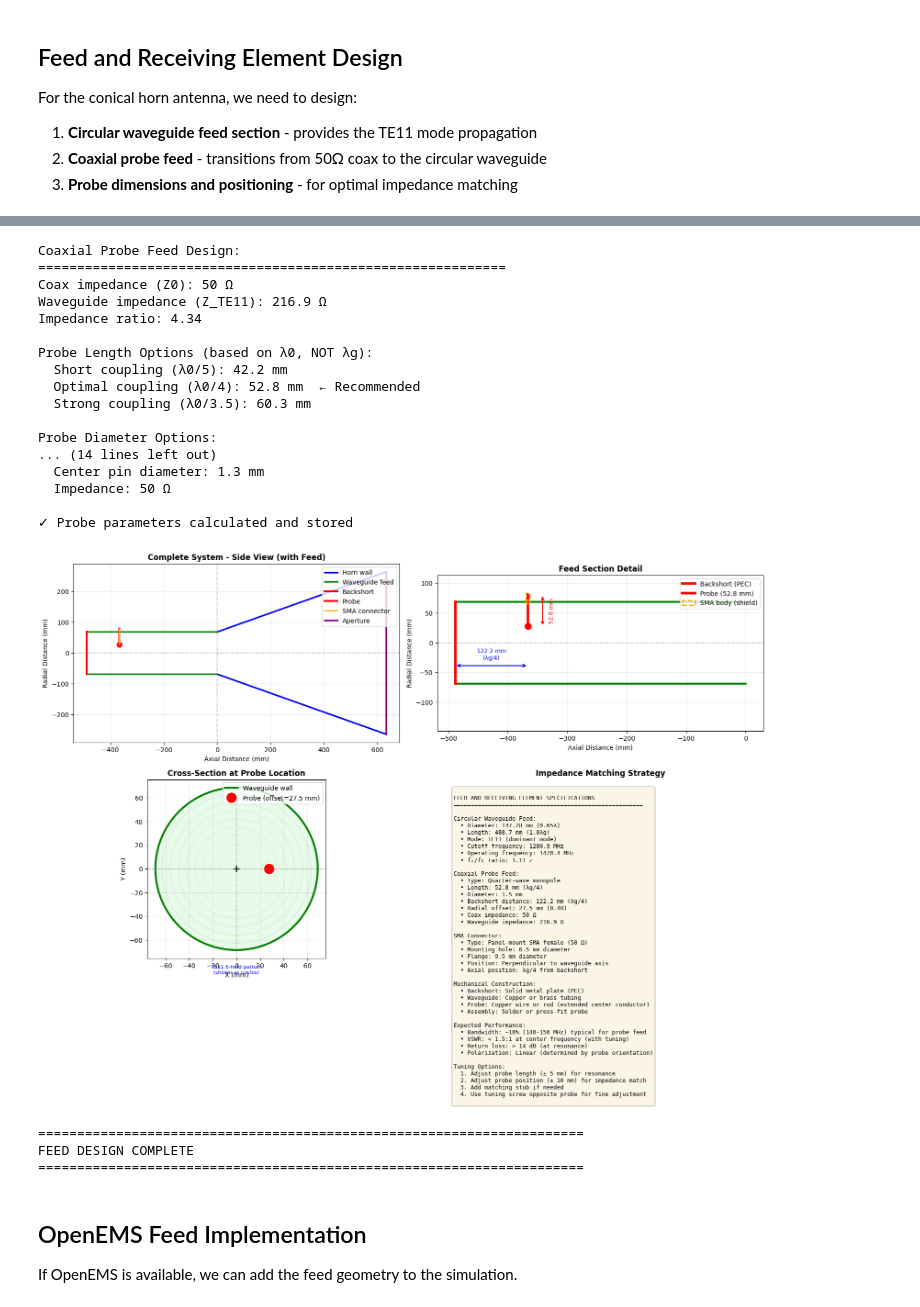
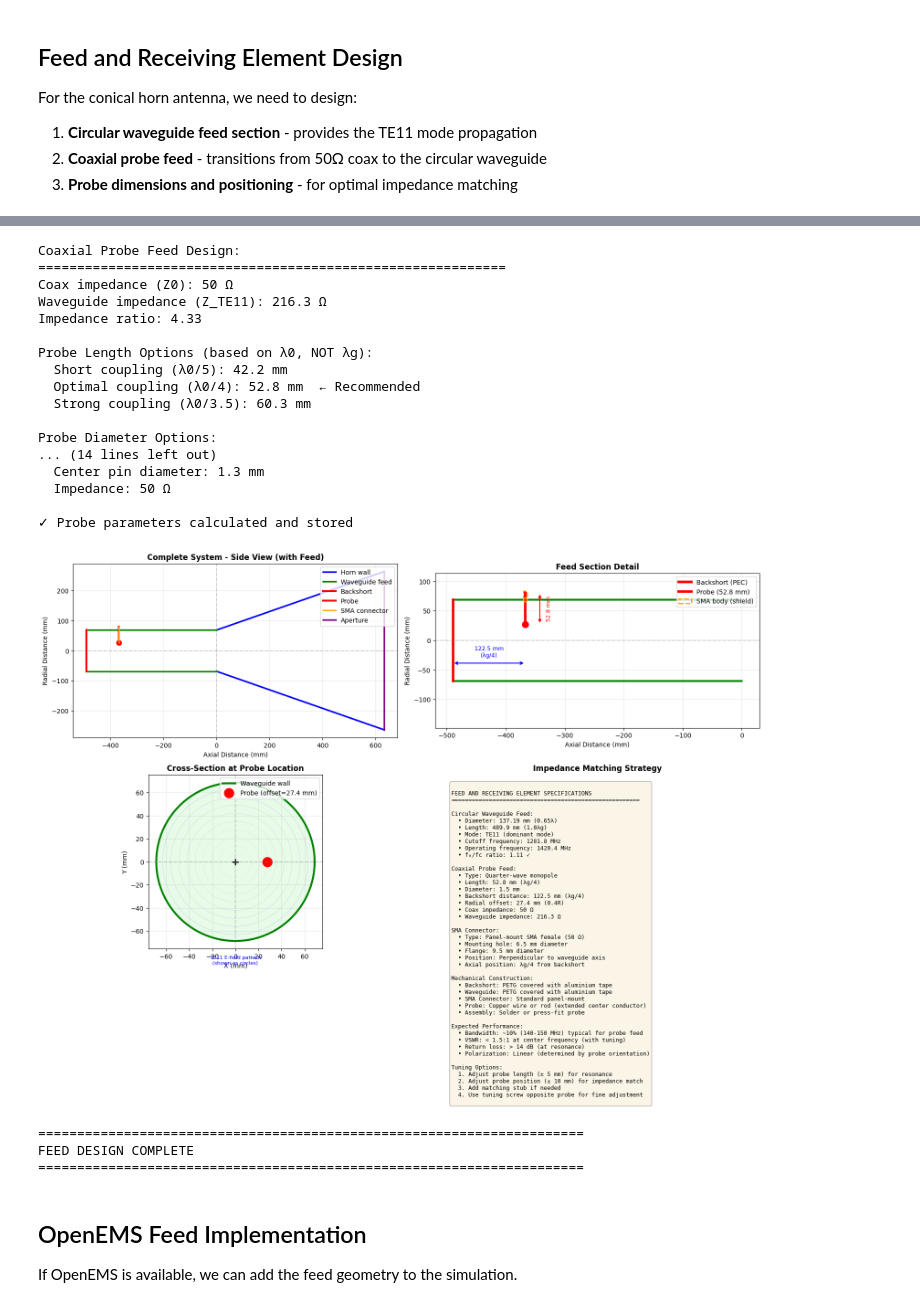
Before and after one commit to RainbowCache/hydrogen-line-horn-antenna, a Jupyter notebook: horn_antenna_design.ipynb, the cells around one changed output, grey strips where cells are left out. Drawn from its saved outputs; the diff is of its cells as text; code cells hidden in the pictures.

```diff
--- a/horn_antenna_design.ipynb
+++ b/horn_antenna_design.ipynb
@@ -348,7 +286,7 @@ Z0_coax = 50  # ohms (standard for RF systems)
 
 # Waveguide impedance for TE11 mode
 # Z_TE11 ≈ 502 * (λ0/λg) for circular waveguide
-Z_waveguide = 502 * (wavelength / guide_wavelength)
+Z_waveguide = 502 * (hydrogen_line_wavelength_meters / guide_wavelength)
 
 print("\nCoaxial Probe Feed Design:")
 print("="*60)
@@ -358,12 +296,12 @@ print(f"Impedance ratio: {Z_waveguide/Z0_coax:.2f}")
 
 # Probe length - critical for impedance matching
 # The probe is a quarter-wave monopole antenna - uses FREE SPACE wavelength, not guide wavelength!
-probe_length = wavelength / 4  # λ0/4 for resonance
+probe_length = hydrogen_line_wavelength_meters / 4  # λ0/4 for resonance
 
 # Alternative probe lengths for different coupling
-probe_length_short = wavelength / 5  # Weaker coupling
-probe_length_optimal = wavelength / 4  # Optimal coupling (quarter-wave resonance)
-probe_length_long = wavelength / 3.5  # Stronger coupling
+probe_length_short = hydrogen_line_wavelength_meters / 5  # Weaker coupling
+probe_length_optimal = hydrogen_line_wavelength_meters / 4  # Optimal coupling (quarter-wave resonance)
+probe_length_long = hydrogen_line_wavelength_meters / 3.5  # Stronger coupling
 
 print(f"\nProbe Length Options (based on λ0, NOT λg):")
 print(f"  Short coupling (λ0/5): {probe_length_short*1000:.1f} mm")
@@ -380,7 +318,7 @@ print(f"\nProbe Diameter Options:")
 print(f"  Minimum: {probe_diameter_min*1000:.1f} mm")
 print(f"  Typical: {probe_diameter_typ*1000:.1f} mm  ← Recommended")
 print(f"  Maximum: {probe_diameter_max*1000:.1f} mm")
-print(f"  (Should be << λ0 = {wavelength*1000:.1f} mm)")
+print(f"  (Should be << λ0 = {hydrogen_line_wavelength_meters*1000:.1f} mm)")
 
 # Probe position - distance from backshort
 # Typically λg/4 from the shorted end for maximum E-field
@@ -392,7 +330,7 @@ print(f"  This positions the probe at the E-field maximum")
 
 # Probe offset from center (for circular waveguide)
 # For TE11 mode, maximum E-field is at approximately 0.4*radius from center
-probe_offset = 0.4 * (waveguide_diameter / 2)
+probe_offset = 0.4 * (waveguide_diameter_meters / 2)
 
 print(f"  Radial offset from center: {probe_offset*1000:.1f} mm")
 print(f"  (Approximately 0.4R for maximum TE11 coupling)")
@@ -419,8 +357,8 @@ print(f"\n✓ Probe parameters calculated and stored")
 Coaxial Probe Feed Design:
 ============================================================
 Coax impedance (Z0): 50 Ω
-Waveguide impedance (Z_TE11): 216.9 Ω
-Impedance ratio: 4.34
+Waveguide impedance (Z_TE11): 216.3 Ω
+Impedance ratio: 4.33
 
 Probe Length Options (based on λ0, NOT λg):
   Short coupling (λ0/5): 42.2 mm
@@ -445,21 +383,21 @@ ax1.set_xlabel('Axial Distance (mm)')
 ax1.set_ylabel('Radial Distance (mm)')
 
 # Horn outline
-ax1.plot([0, horn_length*1e3], [waveguide_diameter/2 * 1e3, aperture_diameter/2 * 1e3],
+ax1.plot([0, horn_length_meters*1e3], [waveguide_diameter_meters/2 * 1e3, aperture_diameter_meters/2 * 1e3],
          'b-', linewidth=2.5, label='Horn wall')
-ax1.plot([0, horn_length*1e3], [-waveguide_diameter/2 * 1e3, -aperture_diameter/2 * 1e3],
+ax1.plot([0, horn_length_meters*1e3], [-waveguide_diameter_meters/2 * 1e3, -aperture_diameter_meters/2 * 1e3],
          'b-', linewidth=2.5)
 
 # Waveguide feed section (extends behind horn)
 feed_start = -feed_length*1e3
-ax1.plot([feed_start, 0], [waveguide_diameter/2 * 1e3, waveguide_diameter/2 * 1e3],
+ax1.plot([feed_start, 0], [waveguide_diameter_meters/2 * 1e3, waveguide_diameter_meters/2 * 1e3],
          'g-', linewidth=2.5, label='Waveguide feed')
-ax1.plot([feed_start, 0], [-waveguide_diameter/2 * 1e3, -waveguide_diameter/2 * 1e3],
+ax1.plot([feed_start, 0], [-waveguide_diameter_meters/2 * 1e3, -waveguide_diameter_meters/2 * 1e3],
          'g-', linewidth=2.5)
 
 # Backshort (closed end)
 ax1.plot([feed_start, feed_start],
-         [-waveguide_diameter/2 * 1e3, waveguide_diameter/2 * 1e3],
+         [-waveguide_diameter_meters/2 * 1e3, waveguide_diameter_meters/2 * 1e3],
          'r-', linewidth=3, label='Backshort')
 
 # Probe position
@@ -470,19 +408,19 @@ ax1.plot([probe_x, probe_x], [probe_y, probe_y + probe_length*1e3],
 ax1.plot(probe_x, probe_y, 'ro', markersize=8)
 
 # SMA connector entry (perpendicular to waveguide, entering from outside on the probe side)
-ax1.plot([probe_x, probe_x], [waveguide_diameter/2 * 1e3 + 10, probe_y],
+ax1.plot([probe_x, probe_x], [waveguide_diameter_meters/2 * 1e3 + 10, probe_y],
          'orange', linewidth=2, label='SMA connector')
 
 # Aperture
-ax1.plot([horn_length*1e3, horn_length*1e3],
-         [-aperture_diameter/2 * 1e3, aperture_diameter/2 * 1e3],
+ax1.plot([horn_length_meters*1e3, horn_length_meters*1e3],
+         [-aperture_diameter_meters/2 * 1e3, aperture_diameter_meters/2 * 1e3],
          'purple', linewidth=2.5, label='Aperture')
 
 ax1.axhline(y=0, color='gray', linestyle='--', alpha=0.3)
 ax1.axvline(x=0, color='gray', linestyle='--', alpha=0.3)
 ax1.grid(True, alpha=0.3)
 ax1.legend(loc='upper right')
-ax1.set_xlim(feed_start - 50, horn_length*1e3 + 50)
+ax1.set_xlim(feed_start - 50, horn_length_meters*1e3 + 50)
 
 # 2. Detailed feed section
 ax2 = axes[0, 1]
@@ -491,14 +429,14 @@ ax2.set_xlabel('Axial Distance (mm)')
 ax2.set_ylabel('Radial Distance (mm)')
 
 # Waveguide walls
-ax2.plot([feed_start, 0], [waveguide_diameter/2 * 1e3, waveguide_diameter/2 * 1e3],
+ax2.plot([feed_start, 0], [waveguide_diameter_meters/2 * 1e3, waveguide_diameter_meters/2 * 1e3],
          'g-', linewidth=3)
-ax2.plot([feed_start, 0], [-waveguide_diameter/2 * 1e3, -waveguide_diameter/2 * 1e3],
+ax2.plot([feed_start, 0], [-waveguide_diameter_meters/2 * 1e3, -waveguide_diameter_meters/2 * 1e3],
          'g-', linewidth=3)
 
 # Backshort
 ax2.plot([feed_start, feed_start],
-         [-waveguide_diameter/2 * 1e3, waveguide_diameter/2 * 1e3],
+         [-waveguide_diameter_meters/2 * 1e3, waveguide_diameter_meters/2 * 1e3],
          'r-', linewidth=4, label='Backshort (PEC)')
 
 # Probe
@@ -507,8 +445,8 @@ ax2.plot([probe_x, probe_x], [probe_y, probe_y + probe_length*1e3],
 ax2.plot(probe_x, probe_y, 'ro', markersize=10)
 
 # SMA connector (entering from outside the waveguide on the probe side)
-sma_entry_start = waveguide_diameter/2 * 1e3 + 15  # Outside the waveguide
-waveguide_wall_pos = waveguide_diameter/2 * 1e3  # Waveguide wall position
+sma_entry_start = waveguide_diameter_meters/2 * 1e3 + 15  # Outside the waveguide
+waveguide_wall_pos = waveguide_diameter_meters/2 * 1e3  # Waveguide wall position
 
 # Center pin extends from outside, through wall, to probe tip
 #ax2.plot([probe_x, probe_x], [sma_entry_start, probe_y],
@@ -527,10 +465,10 @@ ax2.plot(probe_x, waveguide_wall_pos, 'o', color='orange', markersize=6,
          markerfacecolor='none', markeredgewidth=2)
 
 # Annotations
-ax2.annotate('', xy=(feed_start, -waveguide_diameter/2*1e3 + 30),
-             xytext=(probe_x, -waveguide_diameter/2*1e3 + 30),
+ax2.annotate('', xy=(feed_start, -waveguide_diameter_meters/2*1e3 + 30),
+             xytext=(probe_x, -waveguide_diameter_meters/2*1e3 + 30),
              arrowprops=dict(arrowstyle='<->', color='blue', lw=1.5))
-ax2.text((feed_start + probe_x)/2, -waveguide_diameter/2*1e3 + 40,
+ax2.text((feed_start + probe_x)/2, -waveguide_diameter_meters/2*1e3 + 40,
          f'{backshort_distance*1e3:.1f} mm\n(λg/4)', ha='center', color='blue', fontsize=9)
 
 ax2.annotate('', xy=(probe_x + 25, probe_y),
@@ -545,7 +483,7 @@ ax2.legend(loc='upper right')
 ax2.set_aspect('equal')
 # Set explicit axis limits to show full feed section including SMA connector
 ax2.set_xlim(feed_start - 30, 30)
-ax2.set_ylim(-waveguide_diameter/2*1e3 - 80, sma_entry_start + 30)
+ax2.set_ylim(-waveguide_diameter_meters/2*1e3 - 80, sma_entry_start + 30)
 
 # 3. Cross-section at probe location
 ax3 = axes[1, 0]
@@ -555,8 +493,8 @@ ax3.set_ylabel('Y (mm)')
 
 # Waveguide circle
 theta_wg = np.linspace(0, 2*np.pi, 100)
-wg_x = (waveguide_diameter/2) * np.cos(theta_wg) * 1e3
-wg_y = (waveguide_diameter/2) * np.sin(theta_wg) * 1e3
+wg_x = (waveguide_diameter_meters/2) * np.cos(theta_wg) * 1e3
+wg_y = (waveguide_diameter_meters/2) * np.sin(theta_wg) * 1e3
 ax3.plot(wg_x, wg_y, 'g-', linewidth=3, label='Waveguide wall')
 ax3.fill(wg_x, wg_y, color='lightgreen', alpha=0.2)
 
@@ -572,14 +510,14 @@ ax3.add_patch(probe_circle)
 ax3.plot(0, 0, 'k+', markersize=10, markeredgewidth=2)
 
 # TE11 E-field pattern indication
-r_pattern = np.linspace(0, waveguide_diameter/2, 50)
-E_pattern = np.abs(1.841 * r_pattern / (waveguide_diameter/2))  # Simplified J1 pattern
+r_pattern = np.linspace(0, waveguide_diameter_meters/2, 50)
+E_pattern = np.abs(1.841 * r_pattern / (waveguide_diameter_meters/2))  # Simplified J1 pattern
 for i, r in enumerate(r_pattern[::5]):
     circle = plt.Circle((0, 0), r*1e3, fill=False, edgecolor='blue',
                         alpha=0.1*E_pattern[i*5], linewidth=0.5)
     ax3.add_patch(circle)
 
-ax3.text(0, -waveguide_diameter/2*1e3 - 20, 'TE11 E-field pattern\n(shown as circles)',
+ax3.text(0, -waveguide_diameter_meters/2*1e3 - 20, 'TE11 E-field pattern\n(shown as circles)',
          ha='center', fontsize=8, color='blue')
 
 ax3.axhline(y=0, color='gray', linestyle='--', alpha=0.3)
@@ -599,12 +537,12 @@ FEED AND RECEIVING ELEMENT SPECIFICATIONS
 {'='*55}
 
 Circular Waveguide Feed:
-  • Diameter: {waveguide_diameter*1000:.2f} mm ({waveguide_diameter/wavelength:.2f}λ)
+  • Diameter: {waveguide_diameter_meters*1000:.2f} mm ({waveguide_diameter_meters/hydrogen_line_wavelength_meters:.2f}λ)
   • Length: {feed_length*1000:.1f} mm (1.0λg)
   • Mode: TE11 (dominant mode)
   • Cutoff frequency: {cutoff_frequency/1e6:.1f} MHz
-  • Operating frequency: {f0/1e6:.1f} MHz
-  • f₀/fc ratio: {f0/cutoff_frequency:.2f} ✓
+  • Operating frequency: {hydrogen_line_frequency_hz/1e6:.1f} MHz
+  • f₀/fc ratio: {hydrogen_line_frequency_hz/cutoff_frequency:.2f} ✓
 
 Coaxial Probe Feed:
   • Type: Quarter-wave monopole
@@ -623,36 +561,37 @@ SMA Connector:
   • Axial position: λg/4 from backshort
 
 Mechanical Construction:
-  • Backshort: Solid metal plate (PEC)
-  • Waveguide: Copper or brass tubing
+  • Backshort: PETG covered with aluminium tape
+  • Waveguide: PETG covered with aluminium tape
+  • SMA Connector: Standard panel-mount
   • Probe: Copper wire or rod (extended center conductor)
   • Assembly: Solder or press-fit probe
 
 Expected Performance:
   • Bandwidth: ~10% (140-150 MHz) typical for probe feed
   • VSWR: < 1.5:1 at center frequency (with tuning)
   • Return loss: > 14 dB (at resonance)
   • Polarization: Linear (determined by probe orientation)
 
 Tuning Options:
   1. Adjust probe length (± 5 mm) for resonance
   2. Adjust probe position (± 10 mm) for impedance match
   3. Add matching stub if needed
   4. Use tuning screw opposite probe for fine adjustment
 """
 
 ax4.text(0.05, 0.95, info_text, transform=ax4.transAxes,
          fontsize=9, verticalalignment='top', family='monospace',
          bbox=dict(boxstyle='round', facecolor='wheat', alpha=0.3))
 
 plt.tight_layout()
 plt.show()
 
 print("\n" + "="*70)
 print("FEED DESIGN COMPLETE")
 print("="*70)
 # %% [output]
-[figure, old version]
+[figure, new version]
 ======================================================================
 FEED DESIGN COMPLETE
 ======================================================================
```
Also changed, not shown: parts of 23 cells of this notebook.
